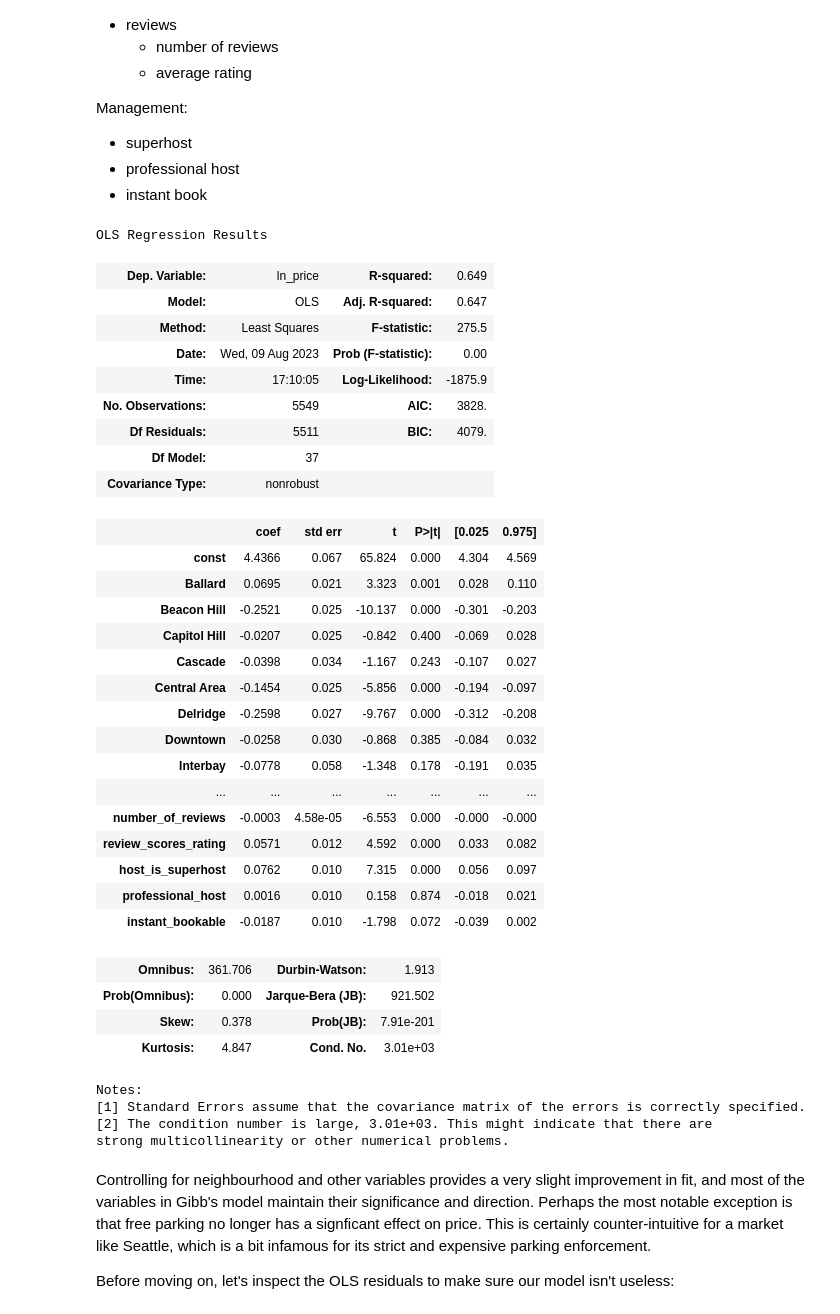
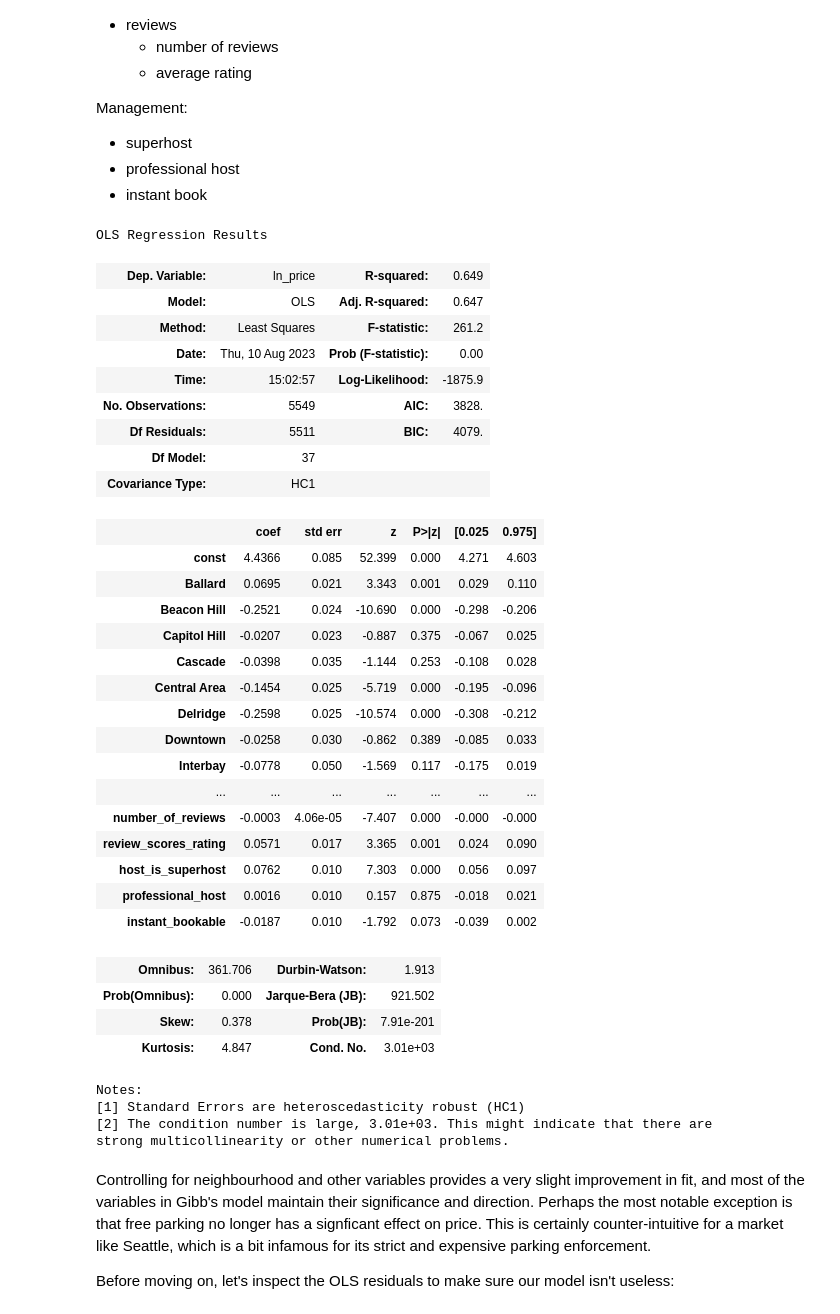
Before and after one commit to epistemetrica/udacity-blog-post-project, a Jupyter notebook: apw_airbnb_project.ipynb, the cells around one changed output. Saved outputs shown, nothing was run; the diff lists cells and outputs as text; code cells hidden in the pictures.

```diff
--- a/apw_airbnb_project.ipynb
+++ b/apw_airbnb_project.ipynb
@@ -715,61 +726,61 @@ model_df = listings_df[['ln_price',
                         'Seward Park', 'University District', 'West Seattle',
                         'waterfront', 'distance_from_cc',
                         'room_type_Private room', 'room_type_Shared room', 'independent_property',
                         'accommodates','bedrooms', 'bathrooms', 'beds',
                         'free_parking', 'hot_tub', 'gym', 'pool', 'ac', 'workspace', 'ev_charger',
                         'number_of_reviews', 'review_scores_rating',
                         'host_is_superhost', 'professional_host', 'instant_bookable']].copy()
 
 #set indpendant variables
 X = model_df.drop(['ln_price'], axis=1)
 
 #add intercept
 X = sm.add_constant(X)
 
 #set logged prices as dependent variable
 y = model_df.ln_price
 
-#run model
-model_OLS = sm.OLS(y,X).fit()
+#run model with robust standard errors
+model_OLS = sm.OLS(y,X).fit(cov_type='HC1')
 
 #save results df
 model_OLS_results_df = model_OLS.summary().tables[1]
 
 #show results
 model_OLS.summary()
 # %% [output]
 OLS Regression Results
 | Dep. Variable: | ln_price | R-squared: | 0.649 |
 | Model: | OLS | Adj. R-squared: | 0.647 |
-| Method: | Least Squares | F-statistic: | 275.5 |
-| Date: | Wed, 09 Aug 2023 | Prob (F-statistic): | 0.00 |
-| Time: | 17:10:05 | Log-Likelihood: | -1875.9 |
+| Method: | Least Squares | F-statistic: | 261.2 |
+| Date: | Thu, 10 Aug 2023 | Prob (F-statistic): | 0.00 |
+| Time: | 15:02:57 | Log-Likelihood: | -1875.9 |
 | No. Observations: | 5549 | AIC: | 3828. |
 | Df Residuals: | 5511 | BIC: | 4079. |
 | Df Model: | 37 |  |  |
-| Covariance Type: | nonrobust |  |  |
+| Covariance Type: | HC1 |  |  |
-|  | coef | std err | t | P>|t| | [0.025 | 0.975] |
-| const | 4.4366 | 0.067 | 65.824 | 0.000 | 4.304 | 4.569 |
-| Ballard | 0.0695 | 0.021 | 3.323 | 0.001 | 0.028 | 0.110 |
-| Beacon Hill | -0.2521 | 0.025 | -10.137 | 0.000 | -0.301 | -0.203 |
-| Capitol Hill | -0.0207 | 0.025 | -0.842 | 0.400 | -0.069 | 0.028 |
-| Cascade | -0.0398 | 0.034 | -1.167 | 0.243 | -0.107 | 0.027 |
-| Central Area | -0.1454 | 0.025 | -5.856 | 0.000 | -0.194 | -0.097 |
-| Delridge | -0.2598 | 0.027 | -9.767 | 0.000 | -0.312 | -0.208 |
-| Downtown | -0.0258 | 0.030 | -0.868 | 0.385 | -0.084 | 0.032 |
-| Interbay | -0.0778 | 0.058 | -1.348 | 0.178 | -0.191 | 0.035 |
+|  | coef | std err | z | P>|z| | [0.025 | 0.975] |
+| const | 4.4366 | 0.085 | 52.399 | 0.000 | 4.271 | 4.603 |
+| Ballard | 0.0695 | 0.021 | 3.343 | 0.001 | 0.029 | 0.110 |
+| Beacon Hill | -0.2521 | 0.024 | -10.690 | 0.000 | -0.298 | -0.206 |
+| Capitol Hill | -0.0207 | 0.023 | -0.887 | 0.375 | -0.067 | 0.025 |
+| Cascade | -0.0398 | 0.035 | -1.144 | 0.253 | -0.108 | 0.028 |
+| Central Area | -0.1454 | 0.025 | -5.719 | 0.000 | -0.195 | -0.096 |
+| Delridge | -0.2598 | 0.025 | -10.574 | 0.000 | -0.308 | -0.212 |
+| Downtown | -0.0258 | 0.030 | -0.862 | 0.389 | -0.085 | 0.033 |
+| Interbay | -0.0778 | 0.050 | -1.569 | 0.117 | -0.175 | 0.019 |
 | ... | ... | ... | ... | ... | ... | ... |
-| number_of_reviews | -0.0003 | 4.58e-05 | -6.553 | 0.000 | -0.000 | -0.000 |
-| review_scores_rating | 0.0571 | 0.012 | 4.592 | 0.000 | 0.033 | 0.082 |
-| host_is_superhost | 0.0762 | 0.010 | 7.315 | 0.000 | 0.056 | 0.097 |
-| professional_host | 0.0016 | 0.010 | 0.158 | 0.874 | -0.018 | 0.021 |
-| instant_bookable | -0.0187 | 0.010 | -1.798 | 0.072 | -0.039 | 0.002 |
+| number_of_reviews | -0.0003 | 4.06e-05 | -7.407 | 0.000 | -0.000 | -0.000 |
+| review_scores_rating | 0.0571 | 0.017 | 3.365 | 0.001 | 0.024 | 0.090 |
+| host_is_superhost | 0.0762 | 0.010 | 7.303 | 0.000 | 0.056 | 0.097 |
+| professional_host | 0.0016 | 0.010 | 0.157 | 0.875 | -0.018 | 0.021 |
+| instant_bookable | -0.0187 | 0.010 | -1.792 | 0.073 | -0.039 | 0.002 |
 | Omnibus: | 361.706 | Durbin-Watson: | 1.913 |
 | Prob(Omnibus): | 0.000 | Jarque-Bera (JB): | 921.502 |
 | Skew: | 0.378 | Prob(JB): | 7.91e-201 |
 | Kurtosis: | 4.847 | Cond. No. | 3.01e+03 |
 Notes:
-[1] Standard Errors assume that the covariance matrix of the errors is correctly specified.
+[1] Standard Errors are heteroscedasticity robust (HC1)
 [2] The condition number is large, 3.01e+03. This might indicate that there are
 strong multicollinearity or other numerical problems.
 # %% [markdown]
```
Also changed, not shown: parts of 12 cells of this notebook.
